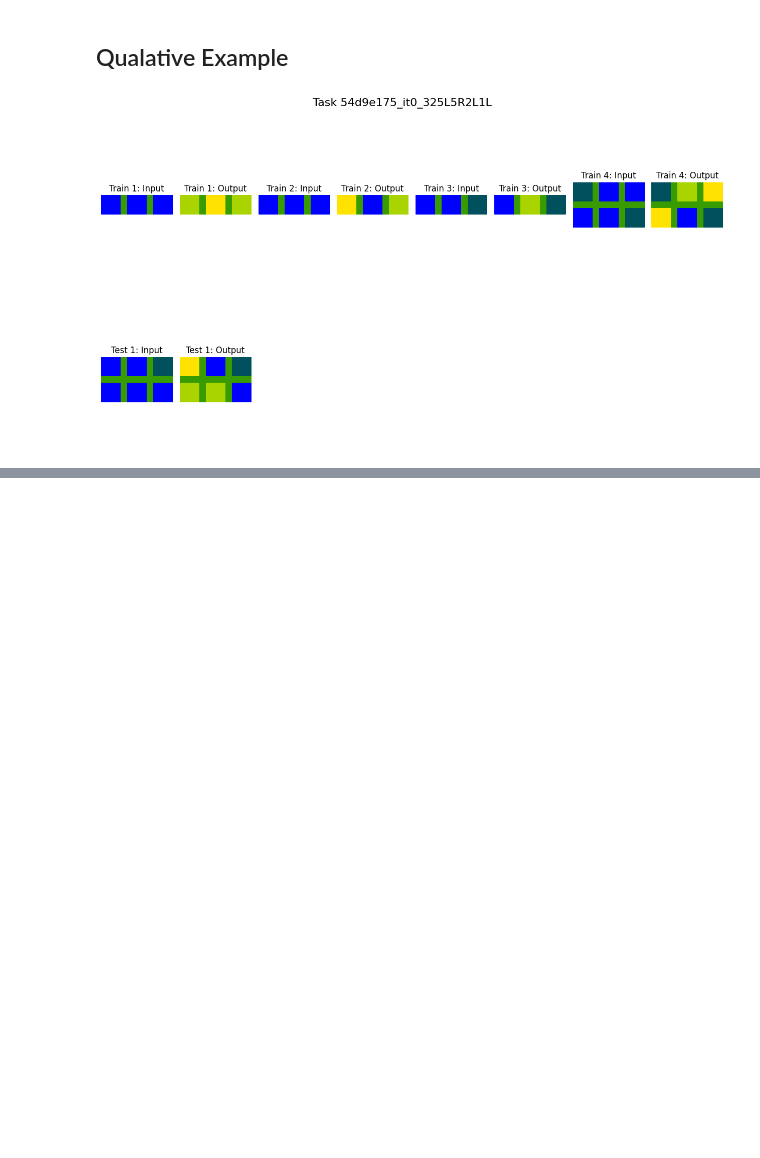
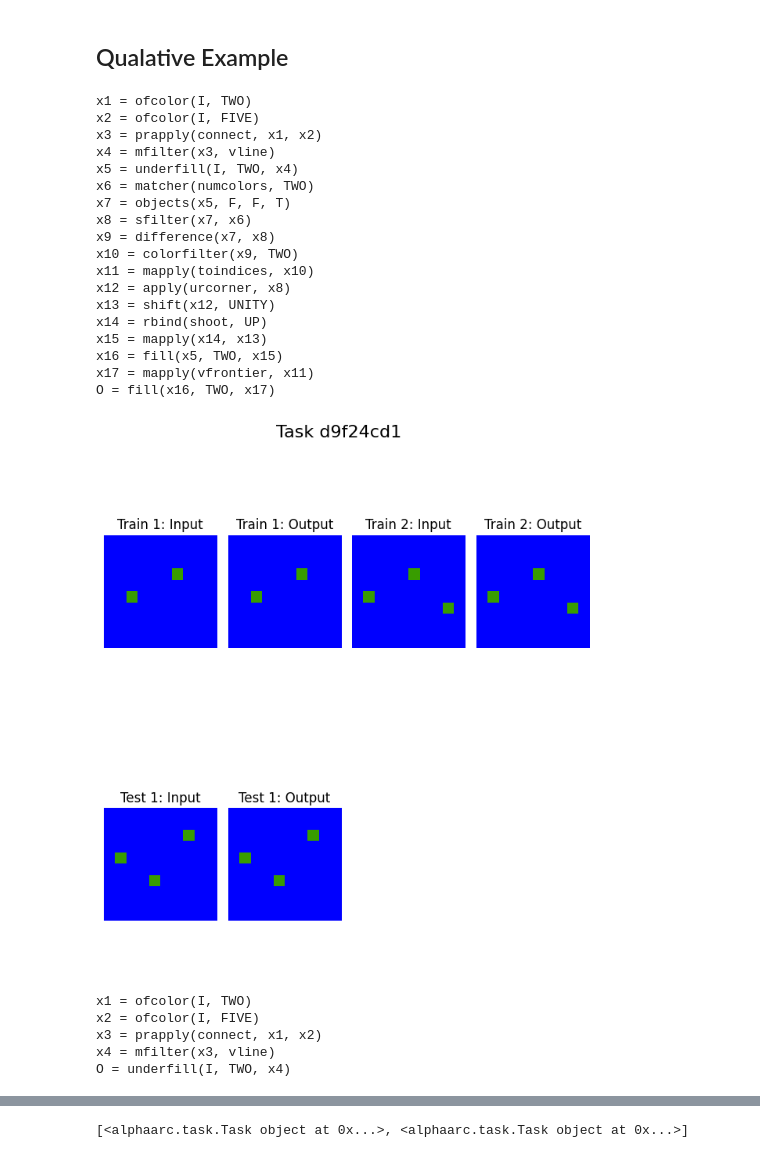
Before and after one commit to MGWSimpson/AlphaARC, a Jupyter notebook: analysis/task_creation.ipynb, the cells around one changed output, grey strips where cells are left out. Saved outputs shown, nothing was run; the diff lists cells and outputs as text; code cells hidden in the pictures; blank space fills up the shorter version.

```diff
--- a/analysis/task_creation.ipynb
+++ b/analysis/task_creation.ipynb
@@ -78,7 +445,7 @@ def load_key_split(split_keys_path):
 
 
 
-tasks = load_train_tasks(dirs=[ '../data/training'], files=['../data/mutated_tasks_train_9600.json', '../data/mutated_tasks_train_19200.json'])
+tasks = load_train_tasks(dirs=[ '../data/training'], files=[]) # files=['../data/mutated_tasks_train_9600.json', '../data/mutated_tasks_train_19200.json'])
 new_tasks = []
 with open("../data/new_tasks.jsonl", "r") as f:
     for line in f:
@@ -217,37 +584,59 @@ created by left: 6003 created by right: 2564
 
 
 def display_qualative_example(tasks, new_tasks, chosen_task='d9f24cd1'):
 
 
     chosen_task_obj = None
 
     for t in tasks:
         if chosen_task in t.task_key:
             chosen_task_obj = t
 
 
     print(chosen_task_obj.program_lines)
     chosen_task_obj.display_task()
 
 
     created_tasks = []
 
 
     for t in new_tasks:
 
         if t.parent_key == chosen_task_obj.task_key:
             created_tasks.append(t)
 
 
-    for t in created_tasks:
-        print(t.program_lines)
-        t.display_task()
+    for x in created_tasks:
+        print(x.program_lines)
+        x.display_task()
 
-
-# display_qualative_example(tasks, new_tasks)
+    print(created_tasks)
 
 
 
-new_tasks[-100].display_task()
+display_qualative_example(tasks, new_tasks)
 # %% [output]
+x1 = ofcolor(I, TWO)
+x2 = ofcolor(I, FIVE)
+x3 = prapply(connect, x1, x2)
+x4 = mfilter(x3, vline)
+x5 = underfill(I, TWO, x4)
+x6 = matcher(numcolors, TWO)
+x7 = objects(x5, F, F, T)
+x8 = sfilter(x7, x6)
+x9 = difference(x7, x8)
+x10 = colorfilter(x9, TWO)
+x11 = mapply(toindices, x10)
+x12 = apply(urcorner, x8)
+x13 = shift(x12, UNITY)
+x14 = rbind(shoot, UP)
+x15 = mapply(x14, x13)
+x16 = fill(x5, TWO, x15)
+x17 = mapply(vfrontier, x11)
+O = fill(x16, TWO, x17)
-[figure, old version]
+[figure, new version]
+x1 = ofcolor(I, TWO)
+x2 = ofcolor(I, FIVE)
+x3 = prapply(connect, x1, x2)
+x4 = mfilter(x3, vline)
+O = underfill(I, TWO, x4)
@@ -253,0 +658 @@ new_tasks[-100].display_task()
+[<alphaarc.task.Task object at 0x...>, <alphaarc.task.Task object at 0x...>]
```
Also changed, not shown: parts of 7 cells of this notebook, 10 other files.
